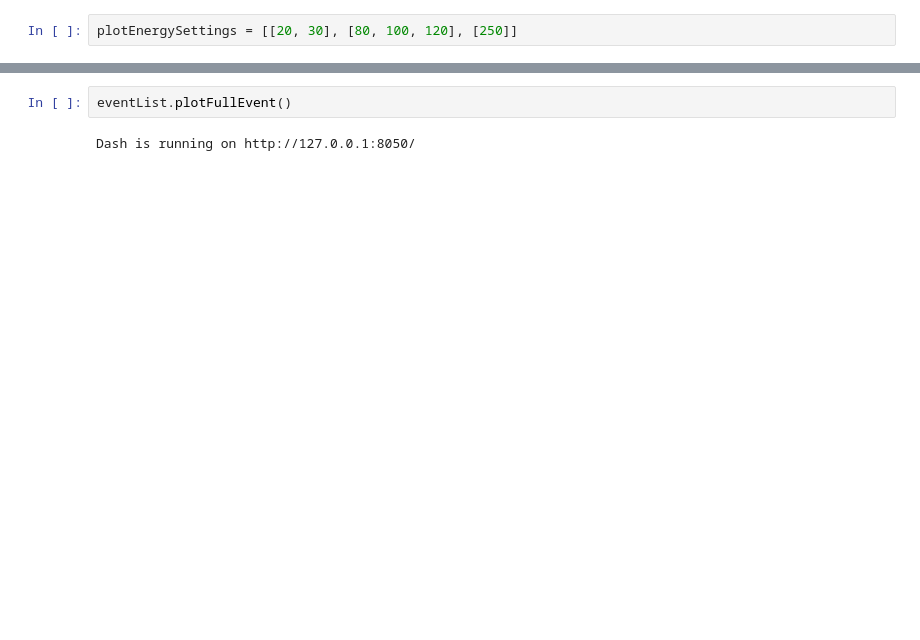
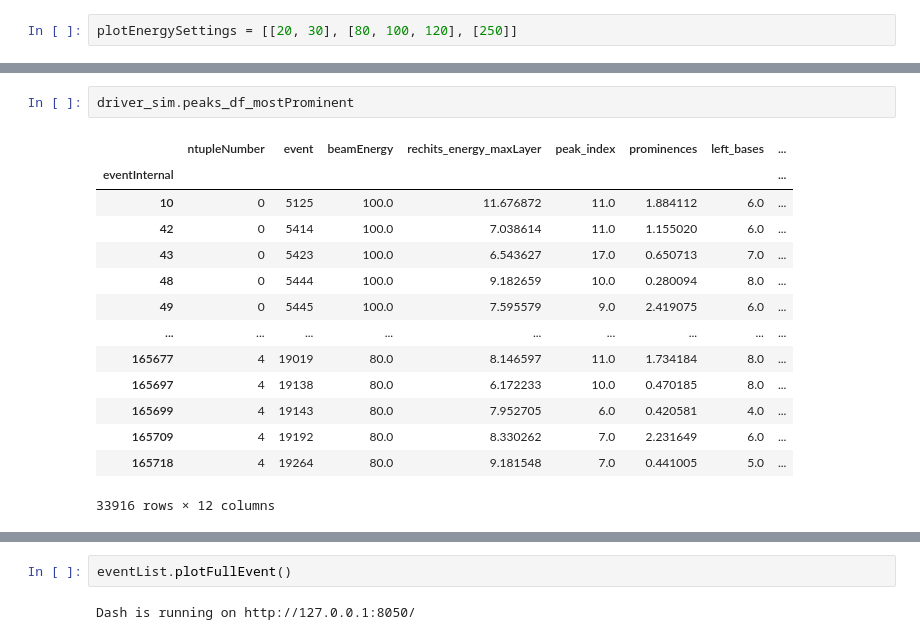
Before and after one commit to tcuisset/HgcalClue3DClusteringPlotting, a Jupyter notebook: longitudinalProfile/camel/results.ipynb, the cells around one changed output, grey strips where cells are left out. Saved outputs shown, nothing was run; the diff lists cells and outputs as text; blank space fills up the shorter version.

```diff
--- a/longitudinalProfile/camel/results.ipynb
+++ b/longitudinalProfile/camel/results.ipynb
@@ -27 +30,18 @@ FilterNoisyCellsPeaks - efficiency 97.5%
+# %%
+driver_sim.peaks_df_mostProminent
+# %% [output]
+|  | ntupleNumber | event | beamEnergy | rechits_energy_maxLayer | peak_index | prominences | left_bases | ... |
+| eventInternal |  |  |  |  |  |  |  | ... |
+| 10 | 0 | 5125 | 100.0 | 11.676872 | 11.0 | 1.884112 | 6.0 | ... |
+| 42 | 0 | 5414 | 100.0 | 7.038614 | 11.0 | 1.155020 | 6.0 | ... |
+| 43 | 0 | 5423 | 100.0 | 6.543627 | 17.0 | 0.650713 | 7.0 | ... |
+| 48 | 0 | 5444 | 100.0 | 9.182659 | 10.0 | 0.280094 | 8.0 | ... |
+| 49 | 0 | 5445 | 100.0 | 7.595579 | 9.0 | 2.419075 | 6.0 | ... |
+| ... | ... | ... | ... | ... | ... | ... | ... | ... |
+| 165677 | 4 | 19019 | 80.0 | 8.146597 | 11.0 | 1.734184 | 8.0 | ... |
+| 165697 | 4 | 19138 | 80.0 | 6.172233 | 10.0 | 0.470185 | 8.0 | ... |
+| 165699 | 4 | 19143 | 80.0 | 7.952705 | 6.0 | 0.420581 | 4.0 | ... |
+| 165709 | 4 | 19192 | 80.0 | 8.330262 | 7.0 | 2.231649 | 6.0 | ... |
+| 165718 | 4 | 19264 | 80.0 | 9.181548 | 7.0 | 0.441005 | 5.0 | ... |
+33916 rows × 12 columns
 # %%
```
Also changed, not shown: parts of 10 cells of this notebook, 4 other files.
